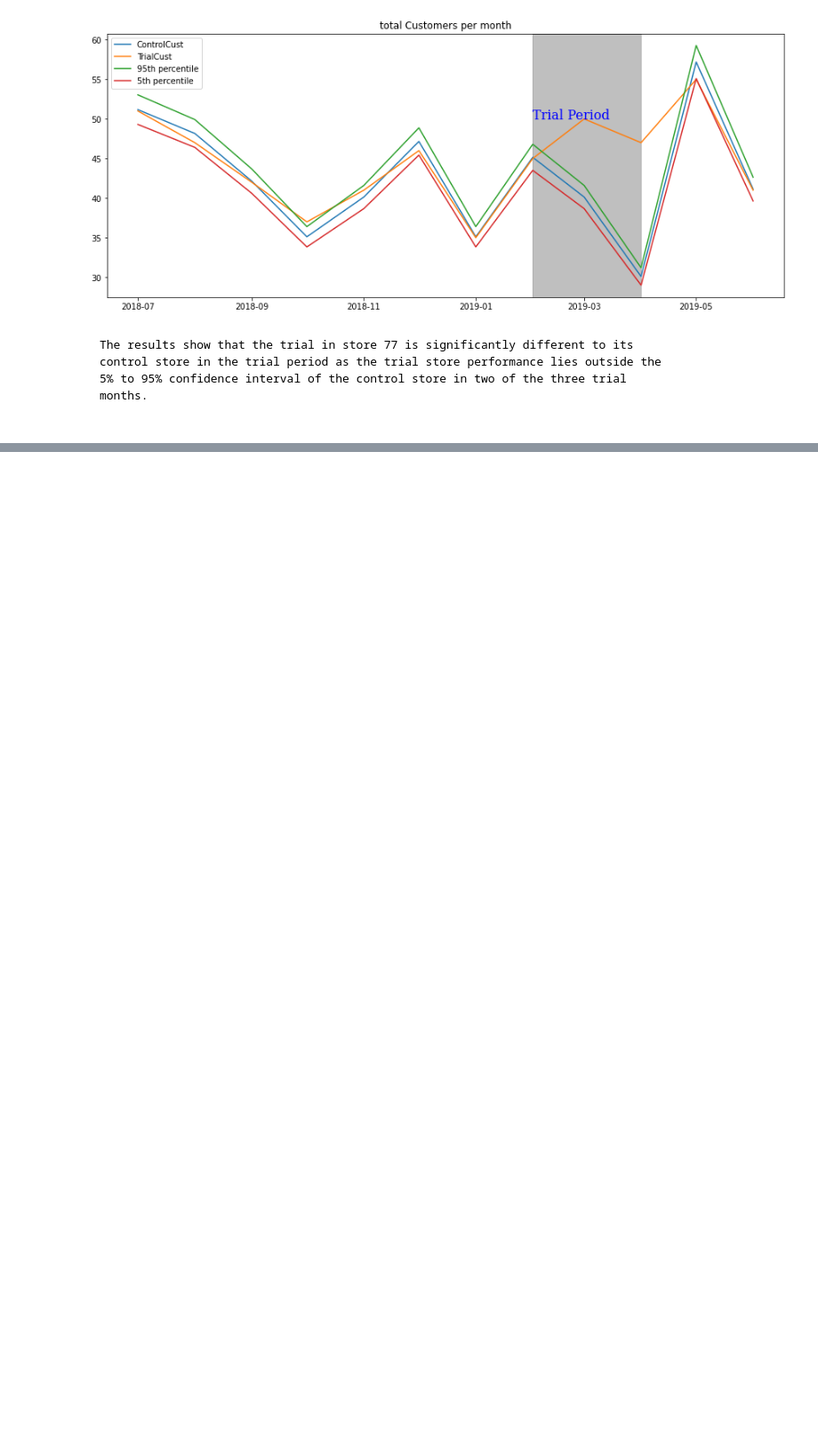
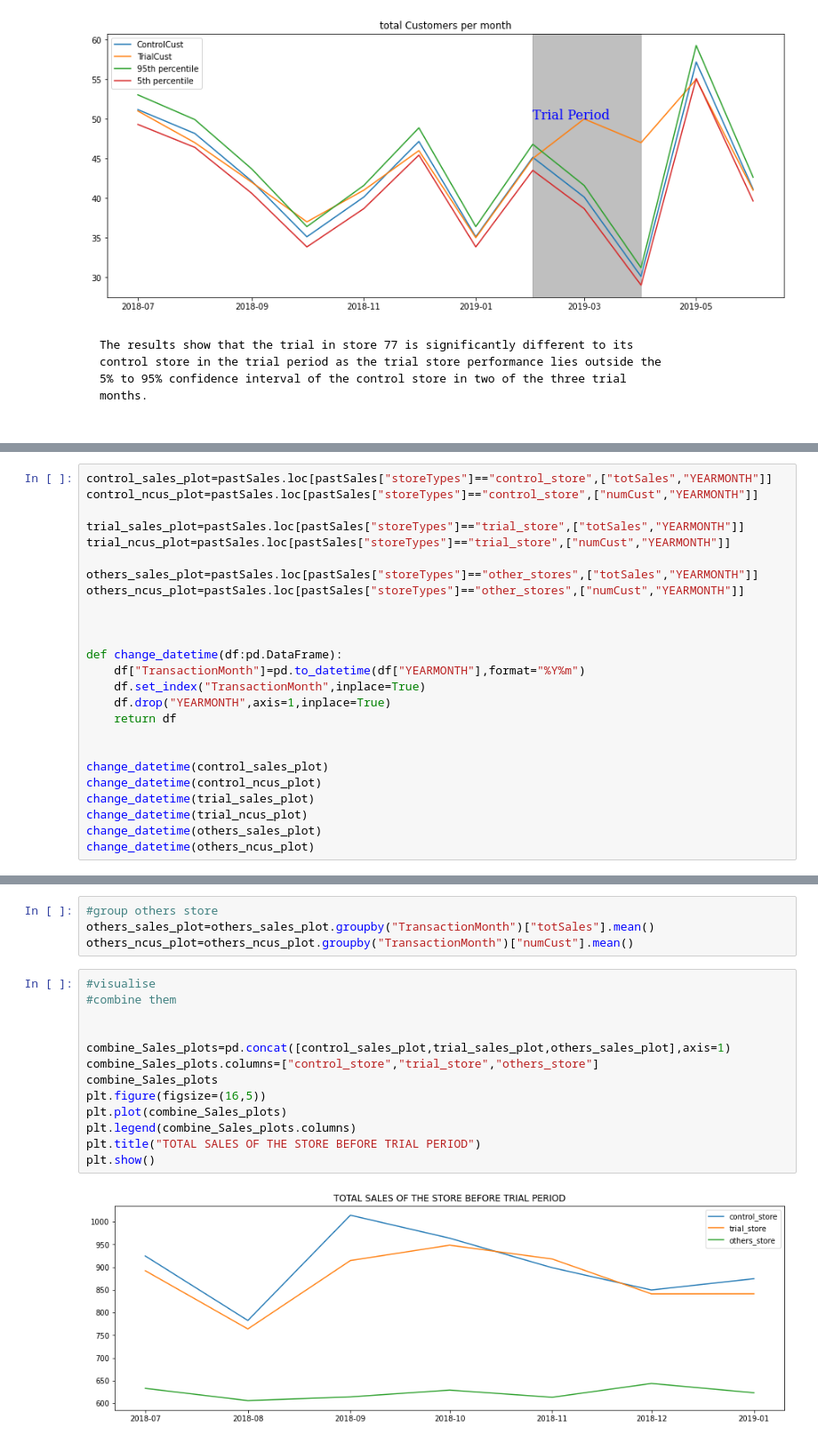
Before and after one commit to nyinyibo-ui/QuantiumProject-Forage-, a Jupyter notebook: task2.ipynb, the cells around one changed output, grey strips where cells are left out. Shown at 89% size. Drawn from its saved outputs; the diff is of its cells as text; blank space fills up the shorter version.

Commit message:
second trial store testing

```diff
--- a/task2.ipynb
+++ b/task2.ipynb
@@ -1046,0 +1143,25 @@ months.
+# %%
+control_sales_plot=pastSales.loc[pastSales["storeTypes"]=="control_store",["totSales","YEARMONTH"]]
+control_ncus_plot=pastSales.loc[pastSales["storeTypes"]=="control_store",["numCust","YEARMONTH"]]
+
+trial_sales_plot=pastSales.loc[pastSales["storeTypes"]=="trial_store",["totSales","YEARMONTH"]]
+trial_ncus_plot=pastSales.loc[pastSales["storeTypes"]=="trial_store",["numCust","YEARMONTH"]]
+
+others_sales_plot=pastSales.loc[pastSales["storeTypes"]=="other_stores",["totSales","YEARMONTH"]]
+others_ncus_plot=pastSales.loc[pastSales["storeTypes"]=="other_stores",["numCust","YEARMONTH"]]
+
+
+
+def change_datetime(df:pd.DataFrame):
+    df["TransactionMonth"]=pd.to_datetime(df["YEARMONTH"],format="%Y%m")
+    df.set_index("TransactionMonth",inplace=True)
+    df.drop("YEARMONTH",axis=1,inplace=True)
+    return df
+
+
+change_datetime(control_sales_plot)
+change_datetime(control_ncus_plot)
+change_datetime(trial_sales_plot)
+change_datetime(trial_ncus_plot)
+change_datetime(others_sales_plot)
+change_datetime(others_ncus_plot)
@@ -1046,0 +1183,19 @@ months.
+# %%
+#group others store
+others_sales_plot=others_sales_plot.groupby("TransactionMonth")["totSales"].mean()
+others_ncus_plot=others_ncus_plot.groupby("TransactionMonth")["numCust"].mean()
+# %%
+#visualise
+#combine them
+
+
+combine_Sales_plots=pd.concat([control_sales_plot,trial_sales_plot,others_sales_plot],axis=1)
+combine_Sales_plots.columns=["control_store","trial_store","others_store"]
+combine_Sales_plots
+plt.figure(figsize=(16,5))
+plt.plot(combine_Sales_plots)
+plt.legend(combine_Sales_plots.columns)
+plt.title("TOTAL SALES OF THE STORE BEFORE TRIAL PERIOD")
+plt.show()
+# %% [output]
+[figure, added]
```
Also changed, not shown: parts of 28 cells of this notebook.
